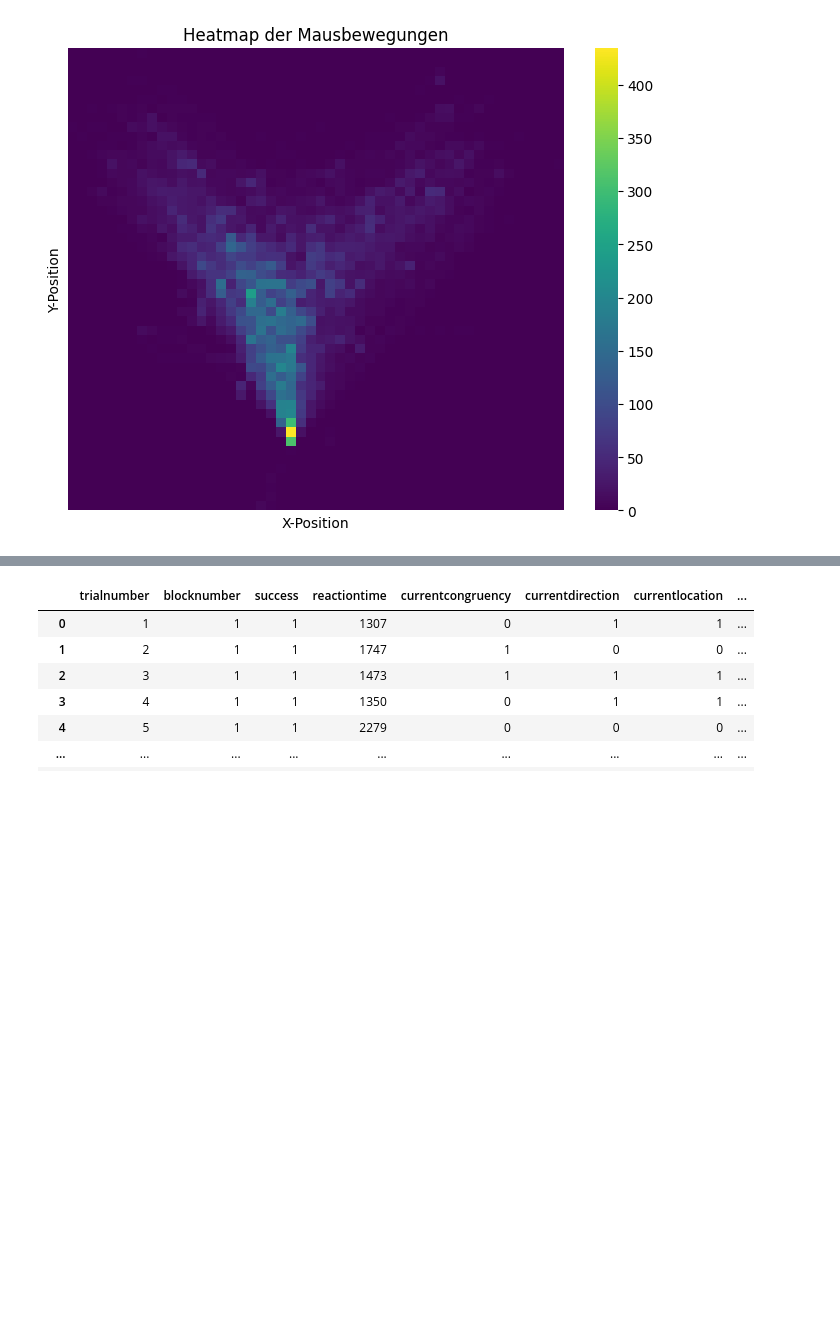
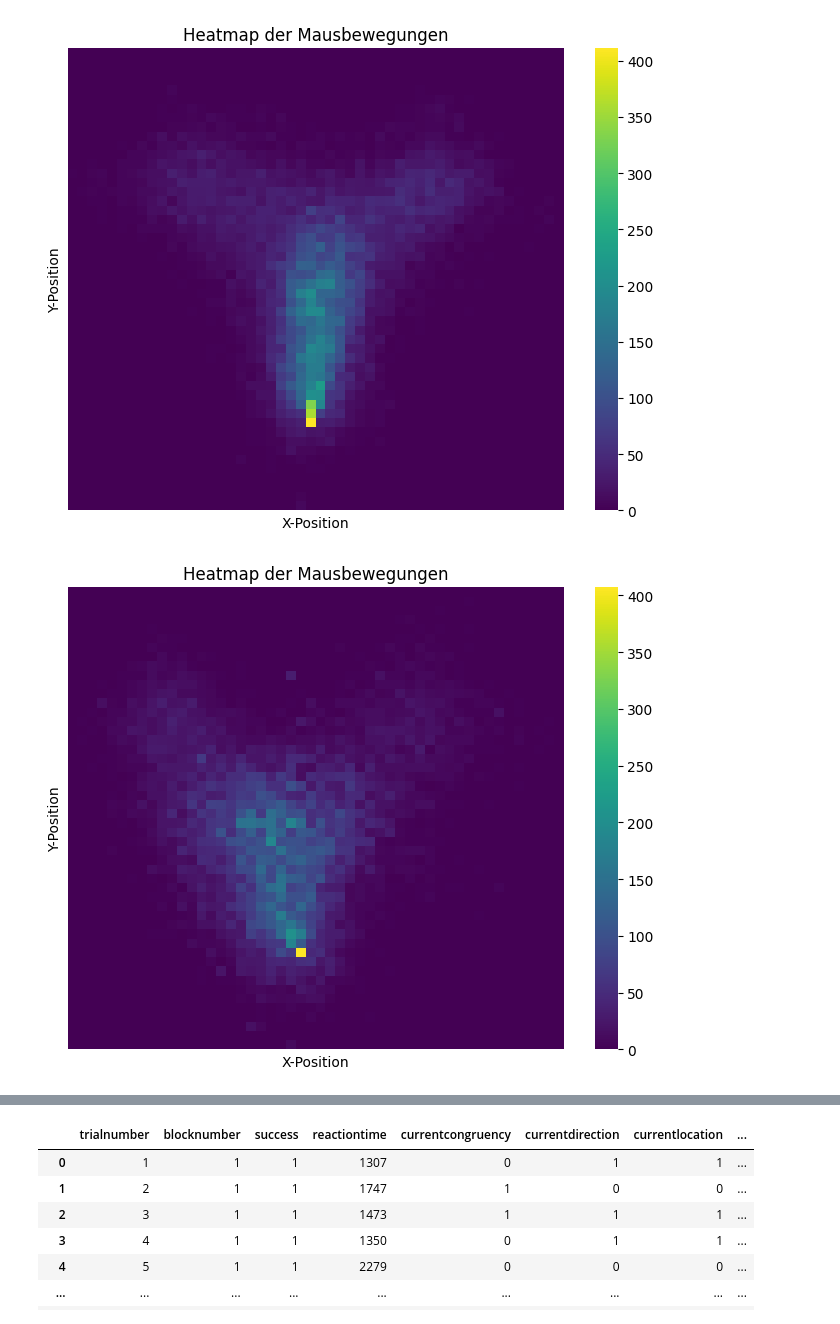
Before and after one commit to Michael1Mueller/continuousSimonTask, a Jupyter notebook: preprocessing.ipynb, the cells around one changed output, grey strips where cells are left out. Saved outputs shown, nothing was run; the diff lists cells and outputs as text; code cells hidden in the pictures; blank space fills up the shorter version.

Commit message:
add and clean data, iterate over files

```diff
--- a/preprocessing.ipynb
+++ b/preprocessing.ipynb
@@ -55,22 +85,24 @@ grouped_mouse_data
 # %%
-all_xpos = [x for trial in grouped_mouse_data["xpos"] for x in trial]
-all_ypos = [y for trial in grouped_mouse_data["ypos"] for y in trial]
+for grouped_mouse_data in grouped_data:
+    all_xpos = [x for trial in grouped_mouse_data["xpos"] for x in trial]
+    all_ypos = [y for trial in grouped_mouse_data["ypos"] for y in trial]
 
-# 2D-Histogramm erstellen (Heatmap-Daten)
-heatmap_data, x_edges, y_edges = np.histogram2d(
-    all_xpos, all_ypos, bins=50  # 50x50 Raster
-)
+    # 2D-Histogramm erstellen (Heatmap-Daten)
+    heatmap_data, x_edges, y_edges = np.histogram2d(
+        all_xpos, all_ypos, bins=50  # 50x50 Raster
+    )
 
-# Heatmap darstellen
-plt.figure(figsize=(8, 6))
-sns.heatmap(
-    heatmap_data.T,  # Transponieren, da np.histogram2d die Achsen vertauscht
-    cmap="viridis",  # Farbpalette (z. B. 'viridis', 'plasma', 'coolwarm')
-    xticklabels=False, yticklabels=False  # Achsenbeschriftung entfernen
-)
-plt.title("Heatmap der Mausbewegungen")
-plt.xlabel("X-Position")
-plt.ylabel("Y-Position")
-plt.show()
+    # Heatmap darstellen
+    plt.figure(figsize=(8, 6))
+    sns.heatmap(
+        heatmap_data.T,  # Transponieren, da np.histogram2d die Achsen vertauscht
+        cmap="viridis",  # Farbpalette (z. B. 'viridis', 'plasma', 'coolwarm')
+        xticklabels=False, yticklabels=False  # Achsenbeschriftung entfernen
+    )
+    plt.title("Heatmap der Mausbewegungen")
+    plt.xlabel("X-Position")
+    plt.ylabel("Y-Position")
+    plt.show()
 # %% [output]
-[figure, old version]
+[figure, new version]
+[figure, added]
```
Also changed, not shown: parts of 4 cells of this notebook, 28 other files.
